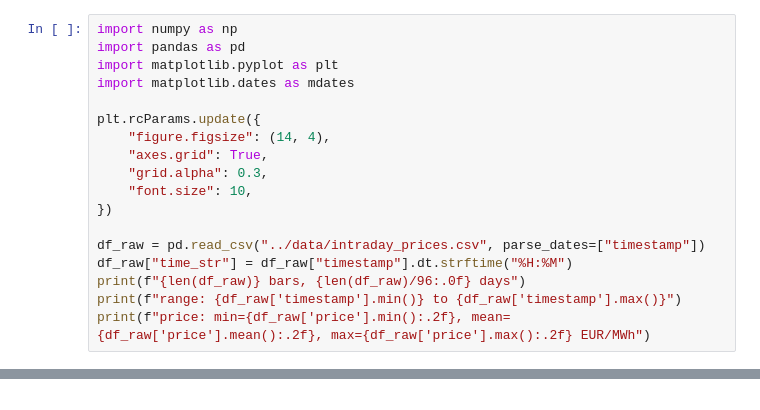
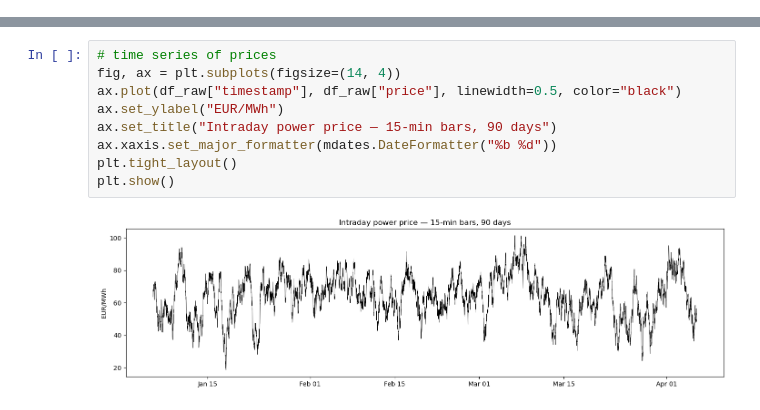
Before and after one commit to jnn-mllr/intraday-strategy, a Jupyter notebook: src/audit_notebook.ipynb, the cells around one changed output, grey strips where cells are left out. Drawn from its saved outputs; the diff is of its cells as text.

```diff
--- a/src/audit_notebook.ipynb
+++ b/src/audit_notebook.ipynb
@@ -6,18 +0,0 @@
-# %%
-import numpy as np
-import pandas as pd
-import matplotlib.pyplot as plt
-import matplotlib.dates as mdates
-
-plt.rcParams.update({
-    "figure.figsize": (14, 4),
-    "axes.grid": True,
-    "grid.alpha": 0.3,
-    "font.size": 10,
-})
-
-df_raw = pd.read_csv("../data/intraday_prices.csv", parse_dates=["timestamp"])
-df_raw["time_str"] = df_raw["timestamp"].dt.strftime("%H:%M")
-print(f"{len(df_raw)} bars, {len(df_raw)/96:.0f} days")
-print(f"range: {df_raw['timestamp'].min()} to {df_raw['timestamp'].max()}")
-print(f"price: min={df_raw['price'].min():.2f}, mean={df_raw['price'].mean():.2f}, max={df_raw['price'].max():.2f} EUR/MWh")
@@ -701,0 +33,11 @@ print(f"kurtosis: {net_pnl_active.kurtosis():.2f}")
+# %%
+# time series of prices
+fig, ax = plt.subplots(figsize=(14, 4))
+ax.plot(df_raw["timestamp"], df_raw["price"], linewidth=0.5, color="black")
+ax.set_ylabel("EUR/MWh")
+ax.set_title("Intraday power price — 15-min bars, 90 days")
+ax.xaxis.set_major_formatter(mdates.DateFormatter("%b %d"))
+plt.tight_layout()
+plt.show()
+# %% [output]
+[figure, added]
```
Also changed, not shown: parts of 55 cells of this notebook.
